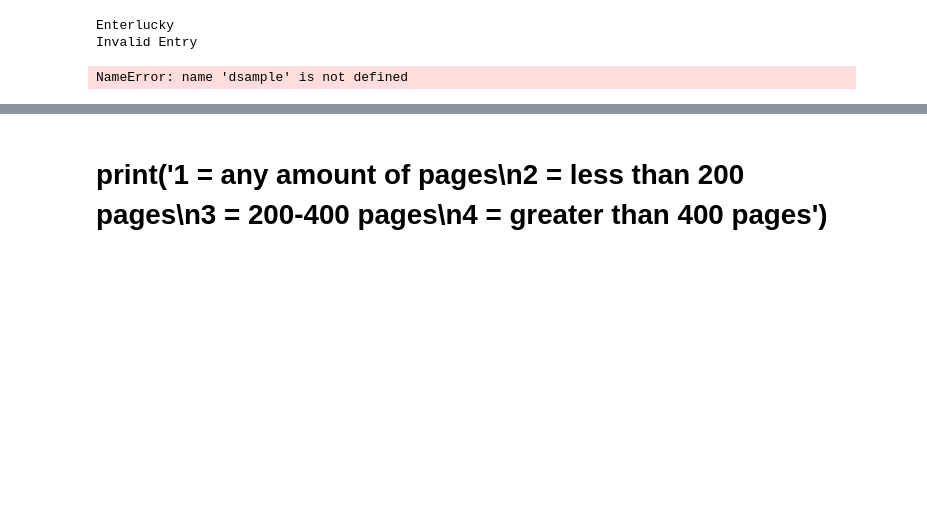
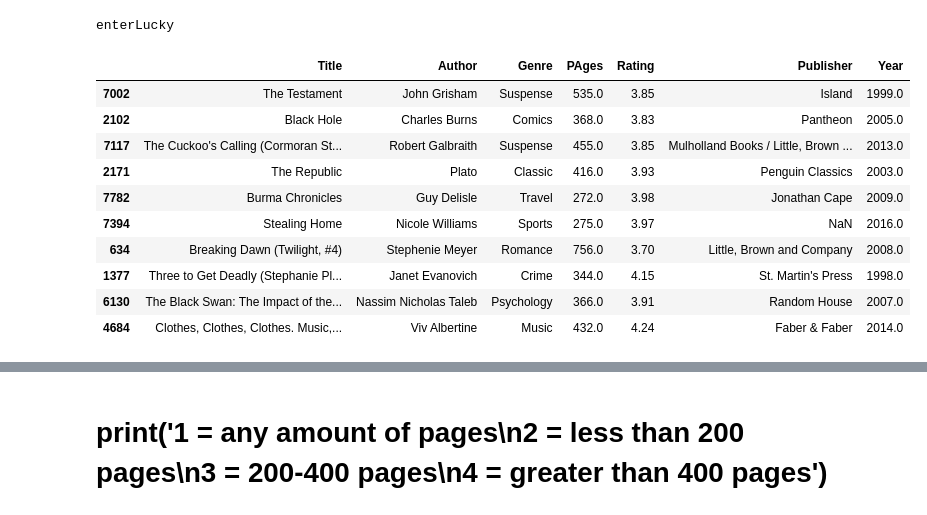
Before and after one commit to tmwright-su/group-project, a Jupyter notebook: Final Code/BuzzeBooks.ipynb, the cells around one changed output, grey strips where cells are left out. Drawn from its saved outputs; the diff is of its cells as text; code cells hidden in the pictures; blank space fills up the shorter version.

```diff
--- a/Final Code/BuzzeBooks.ipynb
+++ b/Final Code/BuzzeBooks.ipynb
@@ -1,10 +1,3 @@
-# %%
-start_search = input("Enter")
-program_output(start_search)
-# %% [output]
-Enterlucky
-Invalid Entry
-NameError: name 'dsample' is not defined
 # %%
 import pandas as pd
 import requests as req
@@ -13,7 +6,40 @@ import json
 import warnings
 warnings.filterwarnings('ignore')
 
-books_db = pd.read_csv
+
+
+
+def lucky_output(start_search):
+
+    if start_search == 'Lucky':
+        sample = books_db.sample(10)
+    return(sample)
+
+genre_list = books_db['Genre'].tolist()
+genre_list
+
+def unique(genre_list):
+    list_set = set(genre_list)
+    unique_list = list(list_set)
+    for x in unique_list:
+        print(x)
+# %%
+
+start_search = input('enter')
+lucky_output(start_search)
+# %% [output]
+enterLucky
+|  | Title | Author | Genre | PAges | Rating | Publisher | Year |
+| 7002 | The Testament | John Grisham | Suspense | 535.0 | 3.85 | Island | 1999.0 |
+| 2102 | Black Hole | Charles Burns | Comics | 368.0 | 3.83 | Pantheon | 2005.0 |
+| 7117 | The Cuckoo's Calling (Cormoran St... | Robert Galbraith | Suspense | 455.0 | 3.85 | Mulholland Books / Little, Brown ... | 2013.0 |
+| 2171 | The Republic | Plato | Classic | 416.0 | 3.93 | Penguin Classics | 2003.0 |
+| 7782 | Burma Chronicles | Guy Delisle | Travel | 272.0 | 3.98 | Jonathan Cape | 2009.0 |
+| 7394 | Stealing Home | Nicole Williams | Sports | 275.0 | 3.97 | NaN | 2016.0 |
+| 634 | Breaking Dawn (Twilight, #4) | Stephenie Meyer | Romance | 756.0 | 3.70 | Little, Brown and Company | 2008.0 |
+| 1377 | Three to Get Deadly (Stephanie Pl... | Janet Evanovich | Crime | 344.0 | 4.15 | St. Martin's Press | 1998.0 |
+| 6130 | The Black Swan: The Impact of the... | Nassim Nicholas Taleb | Psychology | 366.0 | 3.91 | Random House | 2007.0 |
+| 4684 | Clothes, Clothes, Clothes. Music,... | Viv Albertine | Music | 432.0 | 4.24 | Faber & Faber | 2014.0 |
 # %%
 import pandas as pd
 import requests as req
```
Also changed, not shown: parts of 1 cell of this notebook, 1 other file.
